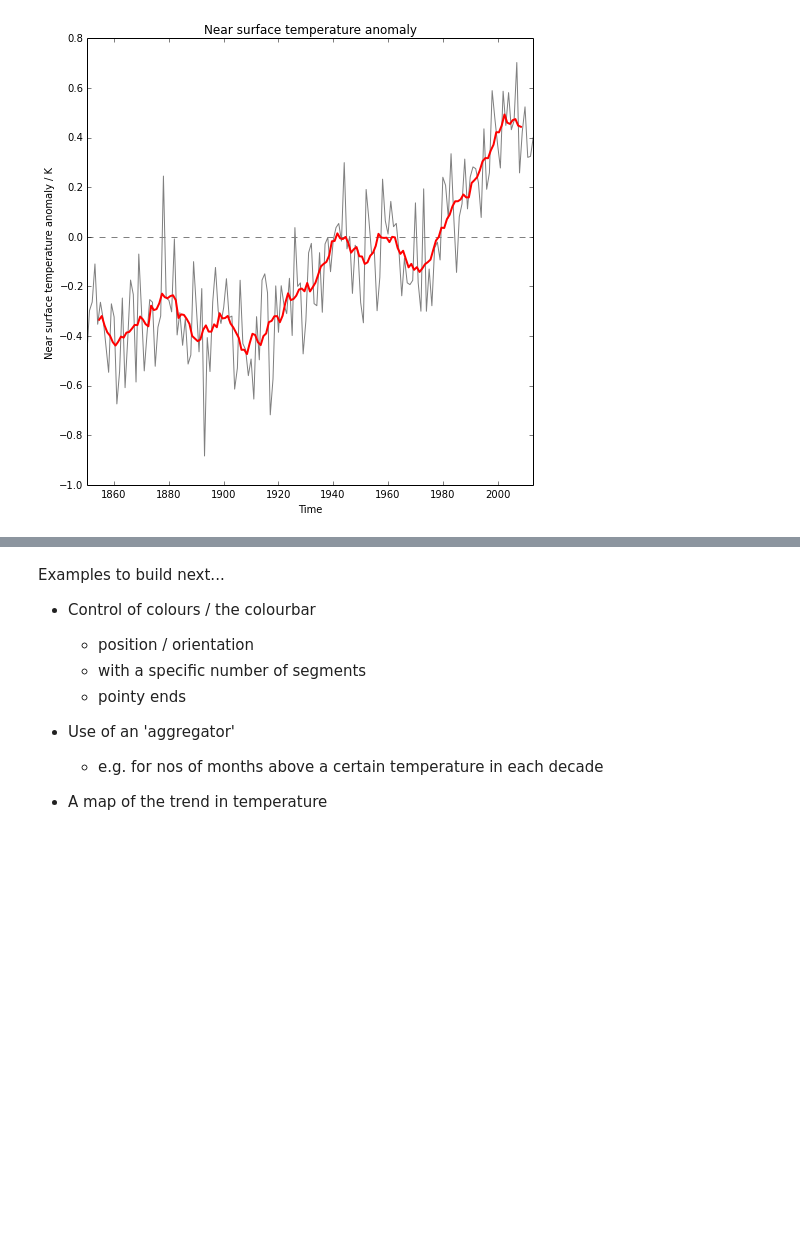
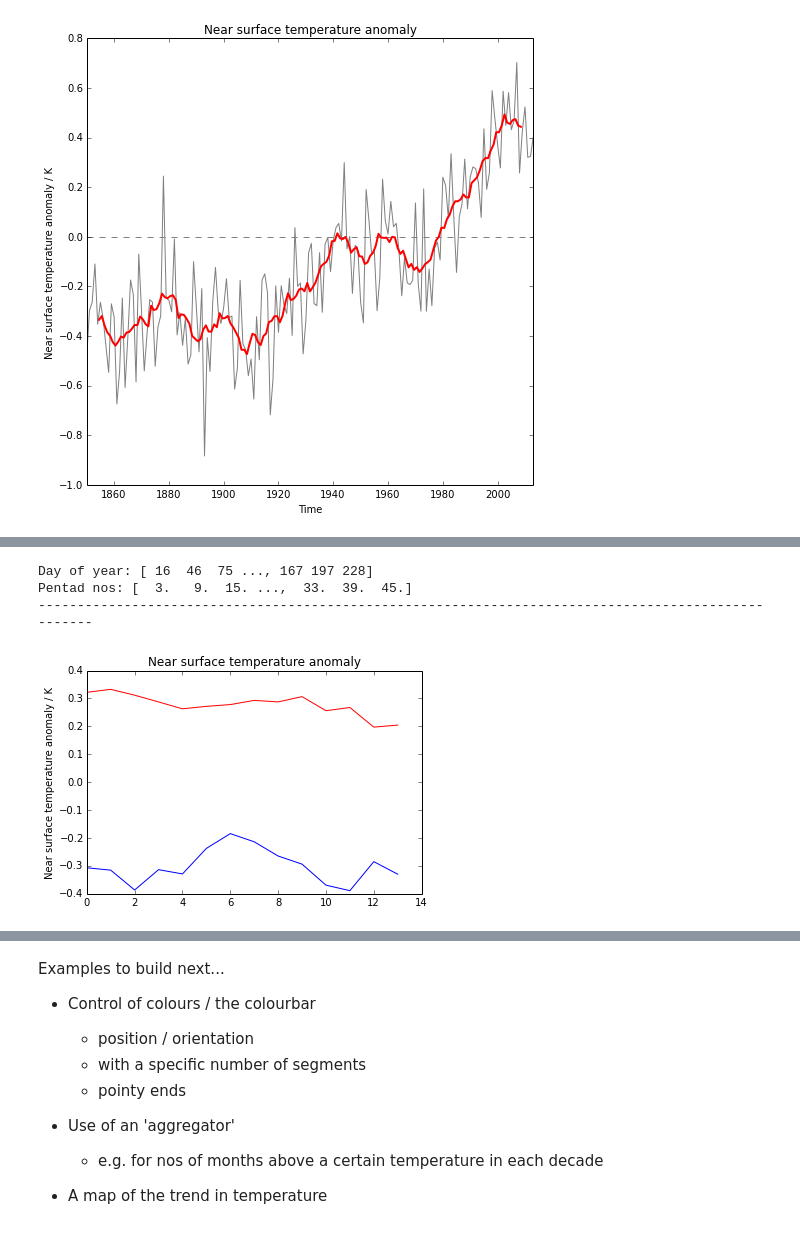
Before and after one commit to OliverBrowne/my_notebooks, a Jupyter notebook: Iris_worked_examples.ipynb, the cells around one changed output, grey strips where cells are left out. Drawn from its saved outputs; the diff is of its cells as text; code cells hidden in the pictures; blank space fills up the shorter version.

Commit message:
Started work on Pentads for Massimmo

```diff
--- a/Iris_worked_examples.ipynb
+++ b/Iris_worked_examples.ipynb
@@ -61,0 +85,55 @@ matplotlib.pyplot.show()
+# %%
+# modules we'll need
+import iris
+import iris.coord_categorisation
+
+# load data..
+sat = iris.load_cube('~/data/HadCRUT*.nc',\
+                    'near_surface_temperature_anomaly')
+
+# get a timeseries by averaging in space..
+# (for ease I've just re-used the function from the first example)
+sat_ts = area_avg(sat)
+
+# Add a 'pentad' coordinate.
+# --> start by adding the day-of-year..
+iris.coord_categorisation.add_day_of_year(sat_ts,'time')
+# --> define a helpful translation function..
+def pentad_of_year(coord,point):
+    return floor(point/5)
+# --> use that function to create a new 'pentad' coordinate.
+iris.coord_categorisation.add_categorised_coord( \
+                     sat_ts, "pentad", sat_ts.coord('day_of_year'), \
+                    pentad_of_year,units='1')
+
+# show that worked..
+print "Day of year:",sat_ts.coord('day_of_year').points
+print "Pentad nos:",sat_ts.coord('pentad').points
+print '--'*50
+
+# Calculate a climatology for 1850--1880, and 1980--2010..
+# --> add a 'year' label, to make it easier to select data
+iris.coord_categorisation.add_year(sat_ts,'time')
+sat_ts_start = sat_ts.extract(iris.Constraint(year=lambda yr:1850<yr<1880))
+sat_ts_end = sat_ts.extract(iris.Constraint(year=lambda yr:1980<yr<2010))
+# --> aggregate for each...
+sat_ts_start = sat_ts_start.aggregated_by('pentad',iris.analysis.MEAN)
+sat_ts_end = sat_ts_end.aggregated_by('pentad',iris.analysis.MEAN)
+
+# Plot!
+
+# --> create an axis in the first position of a 1 row * 2 column figure
+#matplotlib.pyplot.subplot2grid((1,2),(0,0))
+# --> plot the climatologies..
+iris.quickplot.plot(sat_ts_start,'b',label='1850--1880')
+iris.quickplot.plot(sat_ts_end,'r',label='1980--2010')
+
+# Display..
+matplotlib.pyplot.show()
+
+#23456789012345678901234567890123456789012345678901234567890123456789012
+# %% [output]
+Day of year: [ 16  46  75 ..., 167 197 228]
+Pentad nos: [  3.   9.  15. ...,  33.  39.  45.]
+----------------------------------------------------------------------------------------------------
+[figure, added]
```
Also changed, not shown: parts of 12 cells of this notebook.
